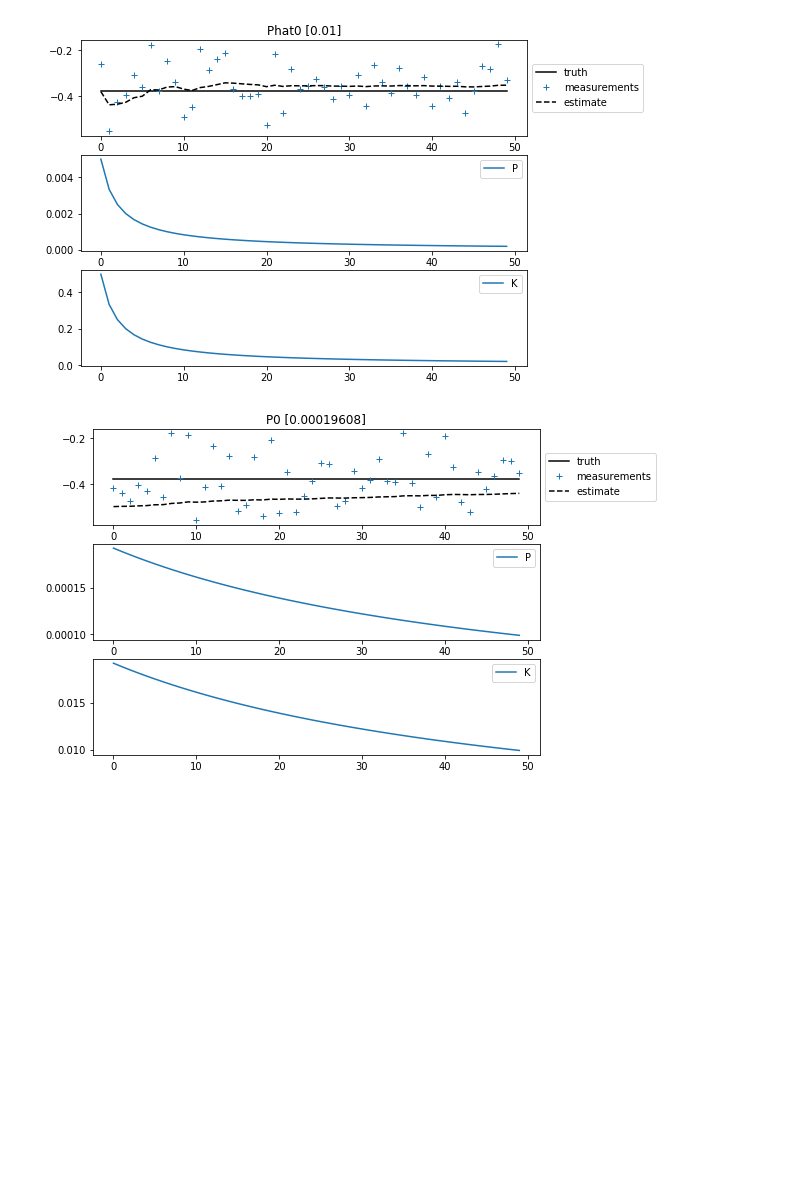
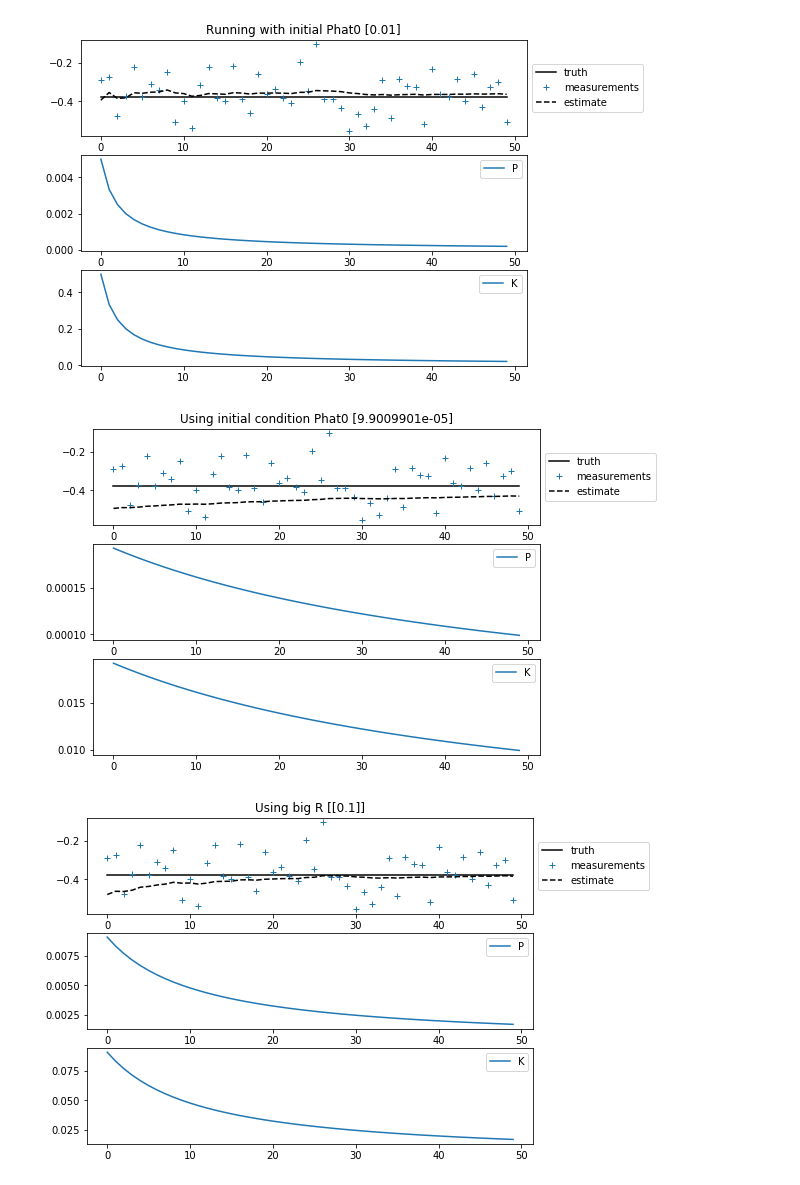
Before and after one commit to samfok/kalman, a Jupyter notebook: test_kalman.ipynb, the cells around one changed output. Saved outputs shown, nothing was run; the diff lists cells and outputs as text; code cells hidden in the pictures; blank space fills up the shorter version.

Commit message:
kalman circle track and intro material

```diff
--- a/test_kalman.ipynb
+++ b/test_kalman.ipynb
@@ -39,48 +44,62 @@ def replicate_introduction():
     A = np.array([[1]]) # no dynamics, system constant
     B = np.array([[0]]) # no input
     C = np.array([[1]]) # measure state directly
+    D = np.array([[0]]) # no pass through
     Q = np.array([[0]]) # no process noise
     R = np.array([[0.01]])
     x0 = np.array([-0.37727])
     xhat0 = np.array([-0.5])
     Phat0 = np.array([0.01])
 
     N_STEPS = 50
+    x = np.zeros(N_STEPS)
+    z = np.zeros(N_STEPS)
 
-    x = np.zeros(N_STEPS) + x0 # underlying state
-    z = np.random.normal(scale=np.sqrt(R[0]), size=N_STEPS) + x # measured state
+    # run the underlying LDS
+    lds = LDS(A, B, C, D, Q, R, x0)
+    for step in range(N_STEPS):
+        x[step], z[step] = lds.step(0)
+    lds_data = (x, z)
 
+    # run the KF
     kf = Kalman(A, B, C, Q, R, xhat0, Phat0)
     kf_xhat = np.zeros((N_STEPS, 1))
     kf_p = np.zeros((N_STEPS, 1))
     kf_k = np.zeros((N_STEPS, 1))
     for step in range(N_STEPS):
         kf_xhat[step, :], kf_p[step, :], kf_k[step, :] = kf.step(0, z[step])
-    lds_data = (x, z)
     kf_data = (kf_xhat, kf_p, kf_k)
     axs = plot_lds_kf_1d(lds_data, kf_data)
-    axs[0].set_title("Phat0 {}".format(Phat0))
+    axs[0].set_title("Running with initial Phat0 {}".format(Phat0))
 
-    # next
-    xhat0 = np.array([-0.5])
+    # what if the KF starts from closer to SS initial condition?
     Phat0 = kf_p[-1,:]
-
-    x = np.zeros(N_STEPS) + x0 # underlying state
-    z = np.random.normal(scale=np.sqrt(R[0]), size=N_STEPS) + x # measured state
-
     kf = Kalman(A, B, C, Q, R, xhat0, Phat0)
-    kf_xhat = np.zeros((N_STEPS, 1))
-    kf_p = np.zeros((N_STEPS, 1))
-    kf_k = np.zeros((N_STEPS, 1))
     for step in range(N_STEPS):
         kf_xhat[step, :], kf_p[step, :], kf_k[step, :] = kf.step(0, z[step])
-    lds_data = (x, z)
-    kf_data = (kf_xhat, kf_p, kf_k)
     axs = plot_lds_kf_1d(lds_data, kf_data)
-    axs[0].set_title("P0 {}".format(Phat0))
+    axs[0].set_title("Using initial condition Phat0 {}".format(Phat0))
+
+    # what if our measurement noise variance assumption is too big?
+    R = np.array([[0.1]])
+    Phat0 = np.array([0.01])
+    kf = Kalman(A, B, C, Q, R, xhat0, Phat0)
+    for step in range(N_STEPS):
+        kf_xhat[step, :], kf_p[step, :], kf_k[step, :] = kf.step(0, z[step])
+    axs = plot_lds_kf_1d(lds_data, kf_data)
+    axs[0].set_title("Using big R {}".format(R))
+
+    # what if our measurement noise variance assumption is too small?
+    R = np.array([[0.001]])
+    kf = Kalman(A, B, C, Q, R, xhat0, Phat0)
+    for step in range(N_STEPS):
+        kf_xhat[step, :], kf_p[step, :], kf_k[step, :] = kf.step(0, z[step])
+    axs = plot_lds_kf_1d(lds_data, kf_data)
+    axs[0].set_title("Using small R {}".format(R))
 
 replicate_introduction()
 plt.show()
 # %% [output]
-[figure, old version]
+[figure, new version]
-[figure, old version]
+[figure, new version]
+[figure, added]
```
Also changed, not shown: parts of 4 cells of this notebook, 2 other files.
